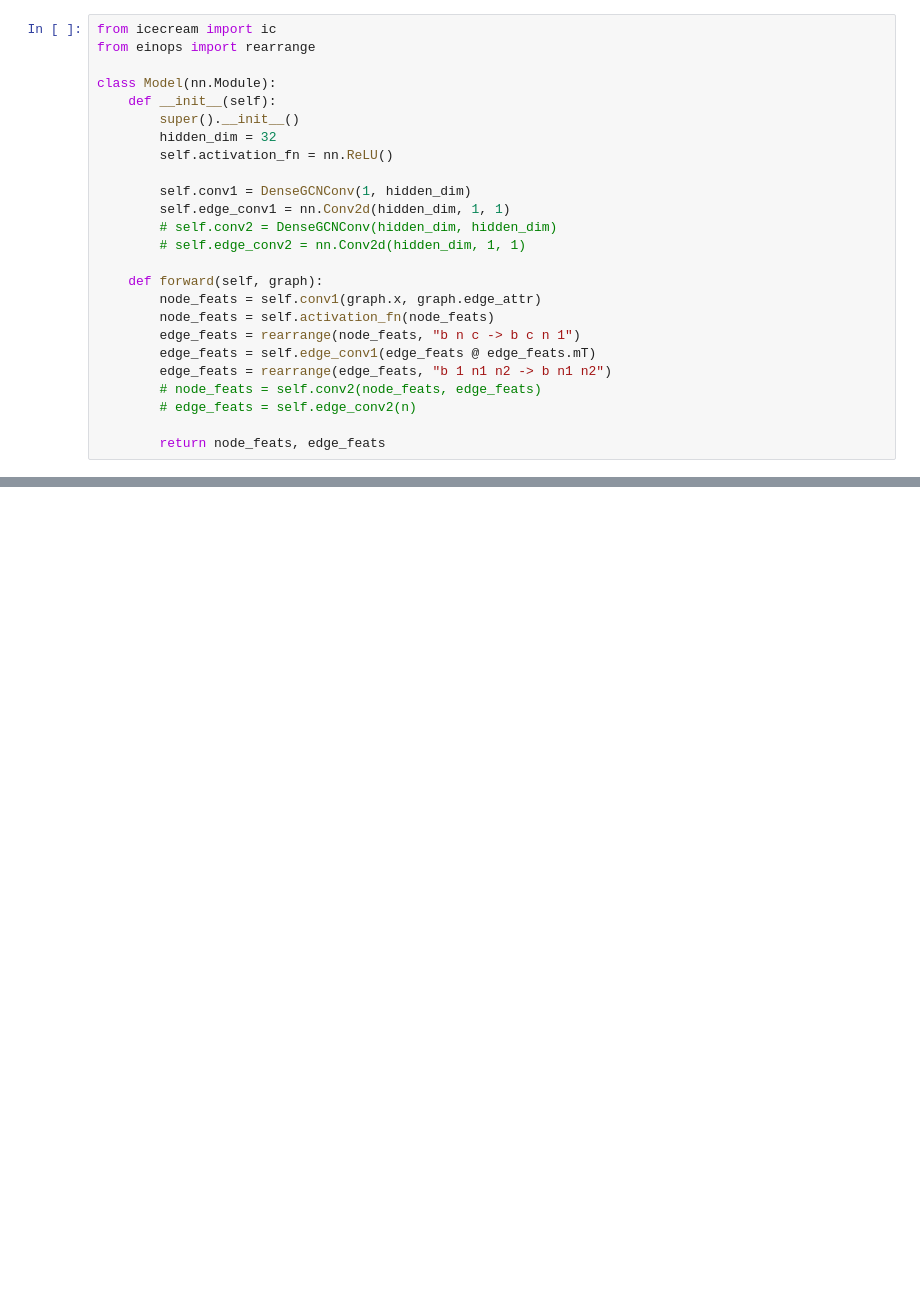
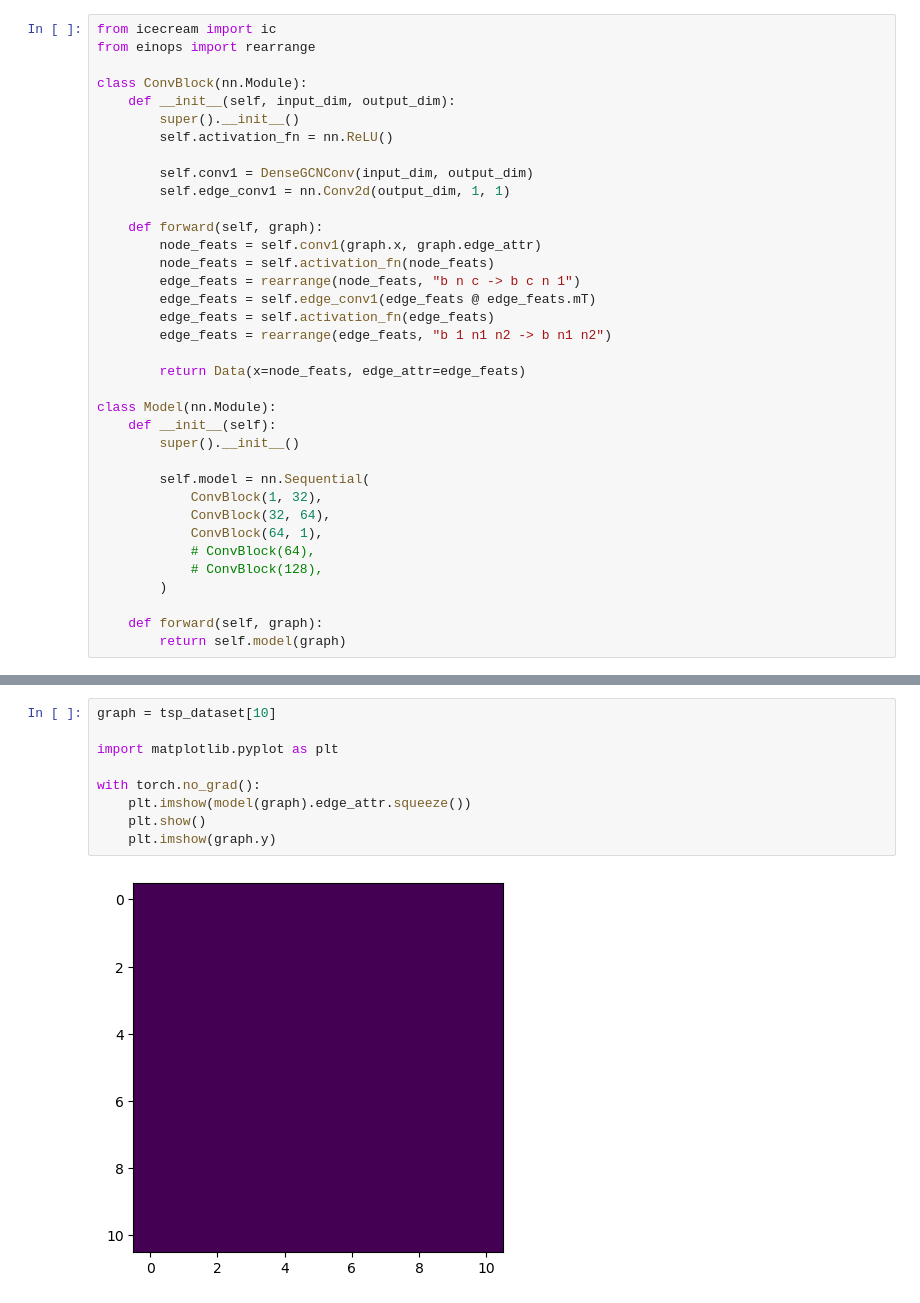
Before and after one commit to issacj-17/2024_SUTD_50021_AI_Project, a Jupyter notebook: notebooks/Pytorch Graph Stuff.ipynb, the cells around one changed output, grey strips where cells are left out. Saved outputs shown, nothing was run; the diff lists cells and outputs as text; blank space fills up the shorter version.

```diff
--- a/notebooks/Pytorch Graph Stuff.ipynb
+++ b/notebooks/Pytorch Graph Stuff.ipynb
@@ -33,25 +35,36 @@ class TspDataset(Dataset):
 from icecream import ic
 from einops import rearrange
 
-class Model(nn.Module):
-    def __init__(self):
+class ConvBlock(nn.Module):
+    def __init__(self, input_dim, output_dim):
         super().__init__()
-        hidden_dim = 32
         self.activation_fn = nn.ReLU()
 
-        self.conv1 = DenseGCNConv(1, hidden_dim)
-        self.edge_conv1 = nn.Conv2d(hidden_dim, 1, 1)
-        # self.conv2 = DenseGCNConv(hidden_dim, hidden_dim)
-        # self.edge_conv2 = nn.Conv2d(hidden_dim, 1, 1)
+        self.conv1 = DenseGCNConv(input_dim, output_dim)
+        self.edge_conv1 = nn.Conv2d(output_dim, 1, 1)
 
     def forward(self, graph):
         node_feats = self.conv1(graph.x, graph.edge_attr)
         node_feats = self.activation_fn(node_feats)
         edge_feats = rearrange(node_feats, "b n c -> b c n 1")
         edge_feats = self.edge_conv1(edge_feats @ edge_feats.mT)
+        edge_feats = self.activation_fn(edge_feats)
         edge_feats = rearrange(edge_feats, "b 1 n1 n2 -> b n1 n2")
-        # node_feats = self.conv2(node_feats, edge_feats)
-        # edge_feats = self.edge_conv2(n)
 
-        return node_feats, edge_feats
+        return Data(x=node_feats, edge_attr=edge_feats)
+
+class Model(nn.Module):
+    def __init__(self):
+        super().__init__()
+
+        self.model = nn.Sequential(
+            ConvBlock(1, 32),
+            ConvBlock(32, 64),
+            ConvBlock(64, 1),
+            # ConvBlock(64),
+            # ConvBlock(128),
+        )
+
+    def forward(self, graph):
+        return self.model(graph)
 # %%
@@ -78,0 +118,11 @@ Created in <span style='font-weight:600;margin-left:4px;'>Deepnote</span></a>
+# %%
+graph = tsp_dataset[10]
+
+import matplotlib.pyplot as plt
+
+with torch.no_grad():
+    plt.imshow(model(graph).edge_attr.squeeze())
+    plt.show()
+    plt.imshow(graph.y)
+# %% [output]
+[figure, added]
```
Also changed, not shown: parts of 6 cells of this notebook.
